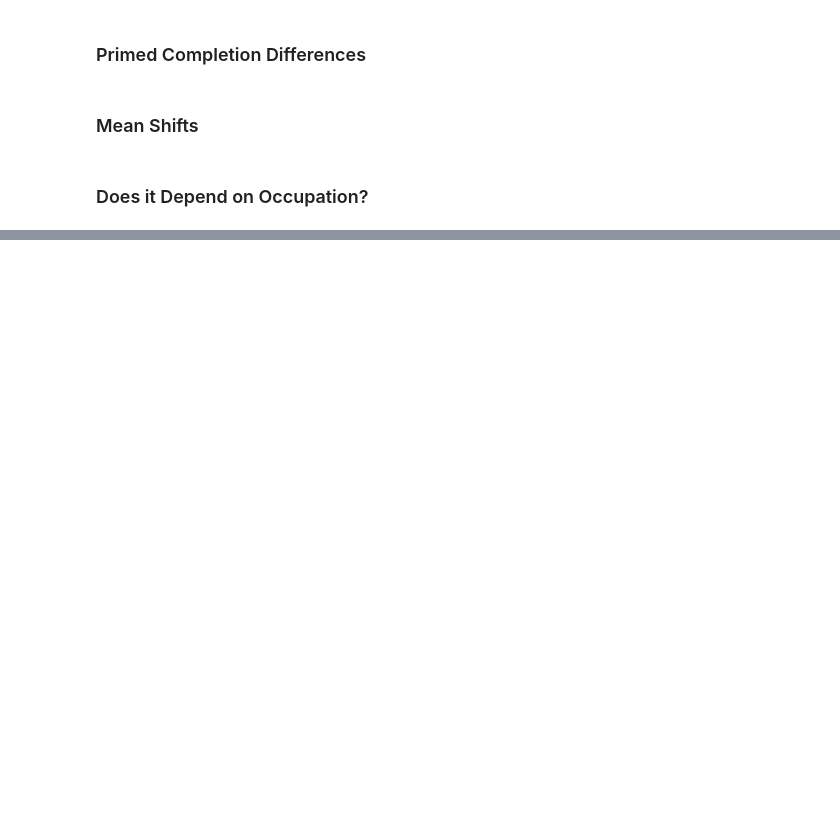
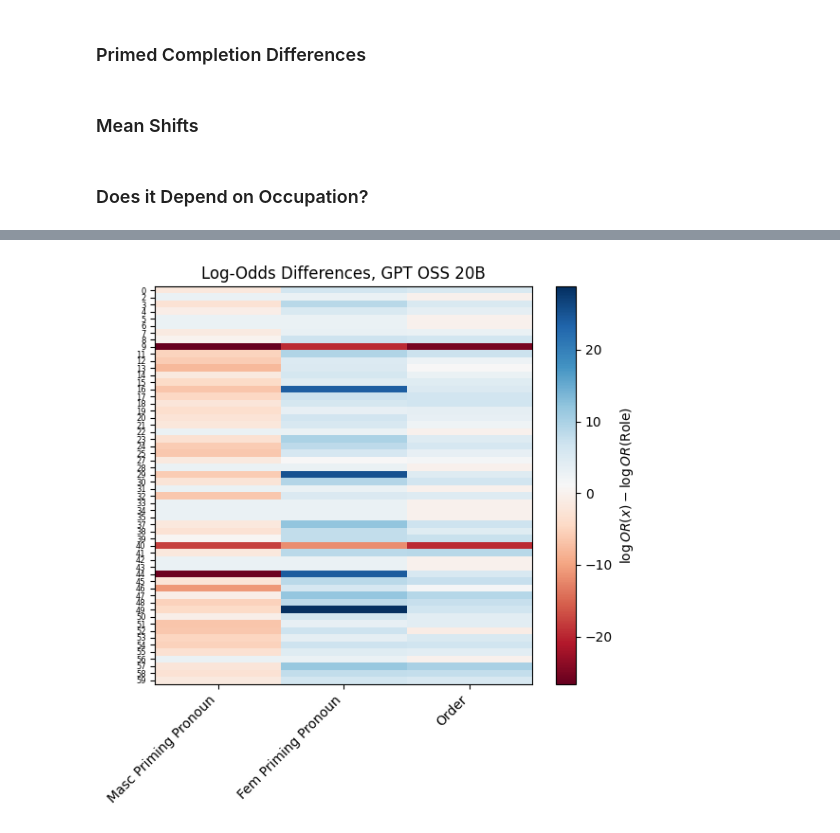
Before and after one commit to sagarkumar16/winogender_contextuality, a Jupyter notebook: notebooks/10-sk-bias-tests.ipynb, the cells around one changed output, grey strips where cells are left out. Cells and saved outputs as stored; diff of their text form; code cells hidden in the pictures; blank space fills up the shorter version.

```diff
--- a/notebooks/10-sk-bias-tests.ipynb
+++ b/notebooks/10-sk-bias-tests.ipynb
@@ -506,0 +1319,2 @@ gen_gpt_neutral_prim_diffs = primed_completion_differences(gpt, 'generation', pl
+# %%
+gpt_with_order = shift_summary_table(order=True,data=gpt)
@@ -506,0 +1326,4 @@ gen_gpt_neutral_prim_diffs = primed_completion_differences(gpt, 'generation', pl
+# %%
+get_or_heatmap(gpt_with_order, title="Log-Odds Differences, GPT OSS 20B")
+# %% [output]
+[figure, added]
```
Also changed, not shown: parts of 98 cells of this notebook, 6 other files.
